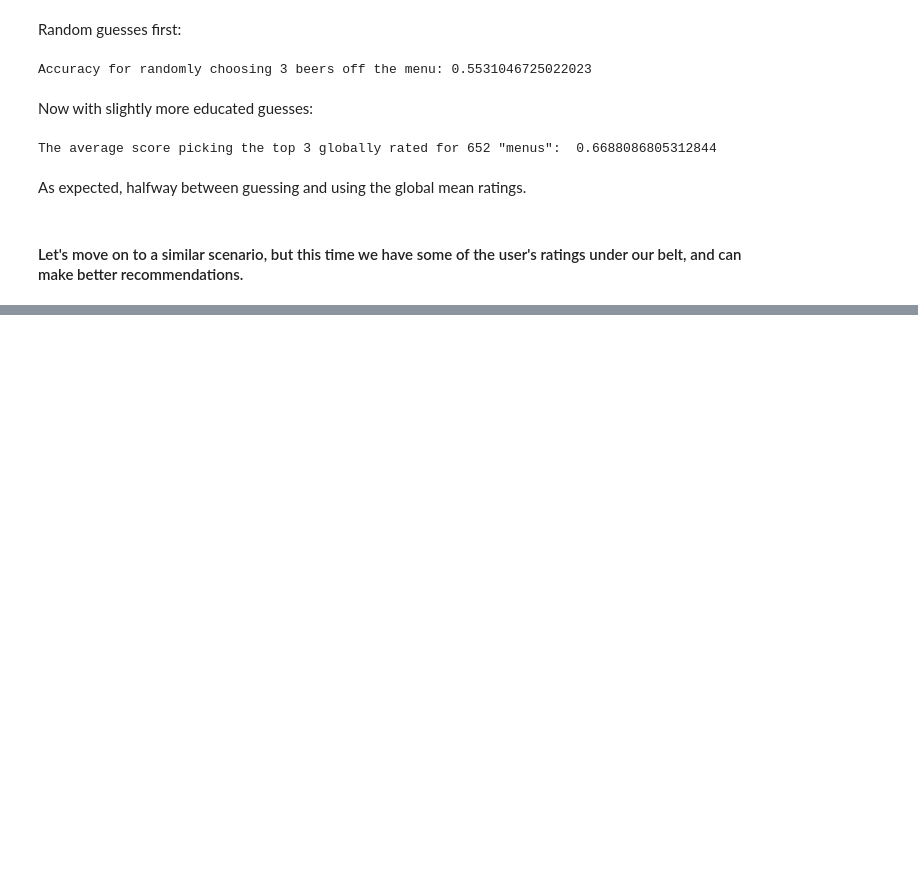
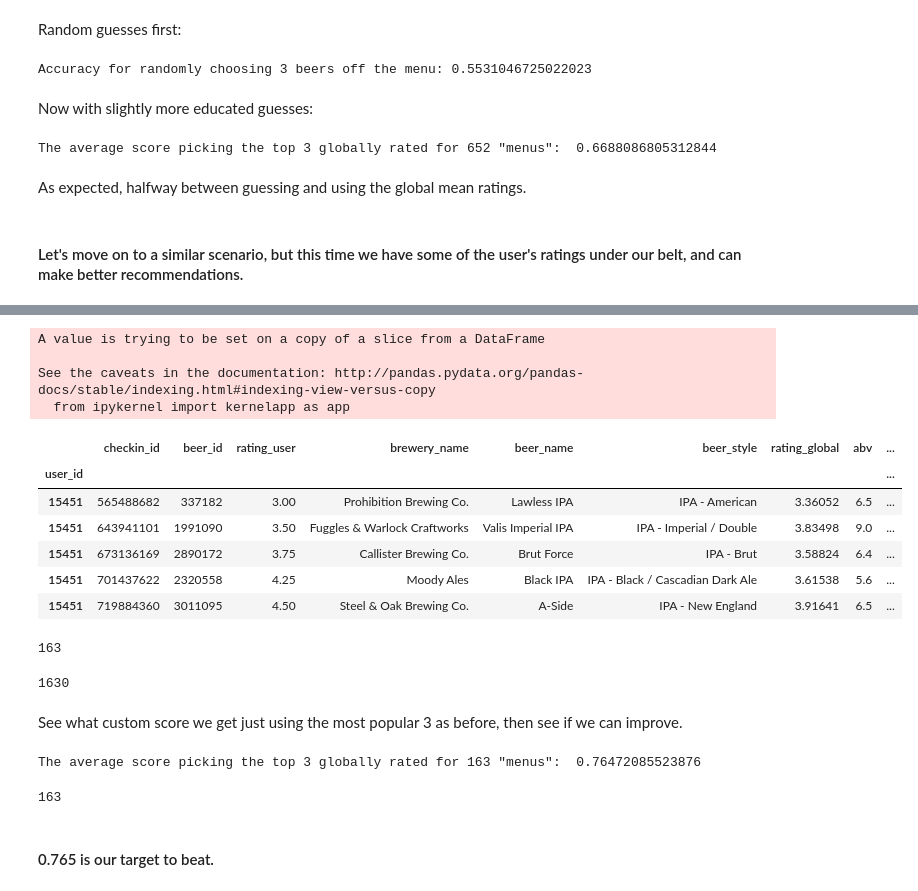
Before and after one commit to ebhtra/springboard, a Jupyter notebook: capstone_1/MilestoneReport.ipynb, the cells around one changed output, grey strips where cells are left out. Cells and saved outputs as stored; diff of their text form; code cells hidden in the pictures; blank space fills up the shorter version.

```diff
--- a/capstone_1/MilestoneReport.ipynb
+++ b/capstone_1/MilestoneReport.ipynb
@@ -513,0 +521,5 @@ As expected, halfway between guessing and using the global mean ratings.
+# %%
+# Here's all the users who have 20-something checkins.  Looks like about 150 of them (3814 / ~25)
+twenties = checkins[(checkins.user_id.map(usercounts) > 19) &
+                    (checkins.user_id.map(usercounts) < 30)]
+len(twenties)
@@ -513,0 +537,17 @@ As expected, halfway between guessing and using the global mean ratings.
+# %%
+# with sorted checkins for each user, we can simulate having a user's rating history when recommending
+twenties.sort_values(by=['user_id', 'checkin_id'], inplace=True)
+twenties.set_index('user_id', inplace=True)
+twenties.head()
+# %% [output]
+A value is trying to be set on a copy of a slice from a DataFrame
+
+See the caveats in the documentation: http://pandas.pydata.org/pandas-docs/stable/indexing.html#indexing-view-versus-copy
+  from ipykernel import kernelapp as app
+|  | checkin_id | beer_id | rating_user | brewery_name | beer_name | beer_style | rating_global | abv | ... |
+| user_id |  |  |  |  |  |  |  |  | ... |
+| 15451 | 565488682 | 337182 | 3.00 | Prohibition Brewing Co. | Lawless IPA | IPA - American | 3.36052 | 6.5 | ... |
+| 15451 | 643941101 | 1991090 | 3.50 | Fuggles & Warlock Craftworks | Valis Imperial IPA | IPA - Imperial / Double | 3.83498 | 9.0 | ... |
+| 15451 | 673136169 | 2890172 | 3.75 | Callister Brewing Co. | Brut Force | IPA - Brut | 3.58824 | 6.4 | ... |
+| 15451 | 701437622 | 2320558 | 4.25 | Moody Ales | Black IPA | IPA - Black / Cascadian Dark Ale | 3.61538 | 5.6 | ... |
+| 15451 | 719884360 | 3011095 | 4.50 | Steel & Oak Brewing Co. | A-Side | IPA - New England | 3.91641 | 6.5 | ... |
@@ -513,0 +567,26 @@ As expected, halfway between guessing and using the global mean ratings.
+# %%
+twenties.index.nunique()  # to make sure split function works
+# %% [output]
+163
+# %%
+trainers, testers = split_last_X(twenties, usercounts, 10)
+len(testers)  # s/b 1630
+# %% [output]
+1630
+# %% [markdown]
+See what custom score we get just using the most popular 3 as before, then see if we can improve.
+# %%
+top_rank_scores = []
+for u in testers.index.unique():
+    utest = testers.loc[u, ['rating_user','rating_global']]
+    top_rank_scores.append(untied_rank(utest.rating_user.values,
+                              utest.rating_user.values[np.argsort(utest.rating_global.values)[:-4:-1]]))
+print(f'The average score picking the top 3 globally rated for 163 "menus":  {np.mean(top_rank_scores)}')
+# %% [output]
+The average score picking the top 3 globally rated for 163 "menus":  0.76472085523876
+# %%
+len(top_rank_scores)
+# %% [output]
+163
+# %% [markdown]
+#### 0.765 is our target to beat.
```
Also changed, not shown: parts of 30 cells of this notebook.
